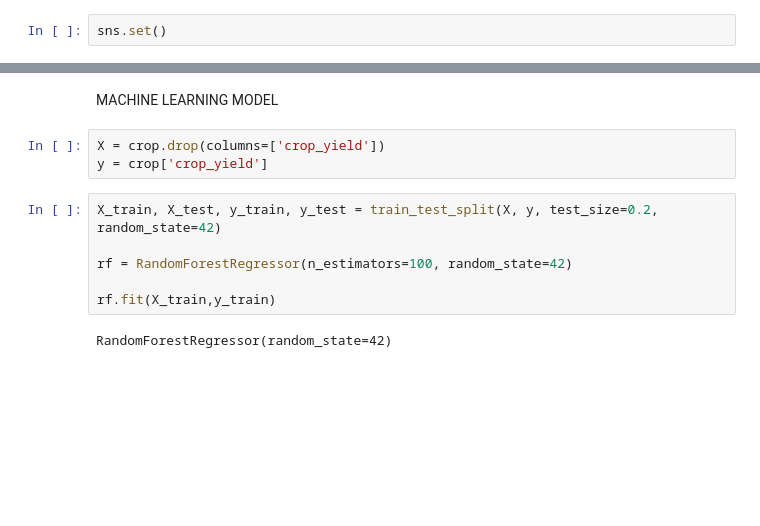
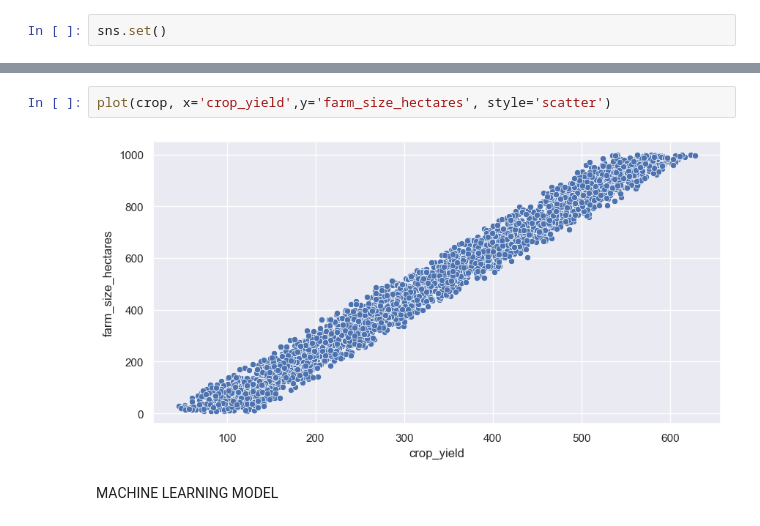
Before and after one commit to JCaesarLG/ML-Projects, a Jupyter notebook: Crop_Yield_Regression.ipynb, the cells around one changed output, grey strips where cells are left out. Cells and saved outputs as stored; diff of their text form; blank space fills up the shorter version.

Commit message:
Finished - Test Accuracy Viable

```diff
--- a/Crop_Yield_Regression.ipynb
+++ b/Crop_Yield_Regression.ipynb
@@ -60,13 +62,6 @@ plt.show()
+# %%
+plot(crop, x='crop_yield',y='farm_size_hectares', style='scatter')
+# %% [output]
+[figure, added]
 # %% [markdown]
 MACHINE LEARNING MODEL
-# %%
-X = crop.drop(columns=['crop_yield'])
-y = crop['crop_yield']
-# %%
-X_train, X_test, y_train, y_test = train_test_split(X, y, test_size=0.2, random_state=42)
-
-rf = RandomForestRegressor(n_estimators=100, random_state=42)
-
-rf.fit(X_train,y_train)
-# %% [output]
-RandomForestRegressor(random_state=42)
```
Also changed, not shown: parts of 19 cells of this notebook.
